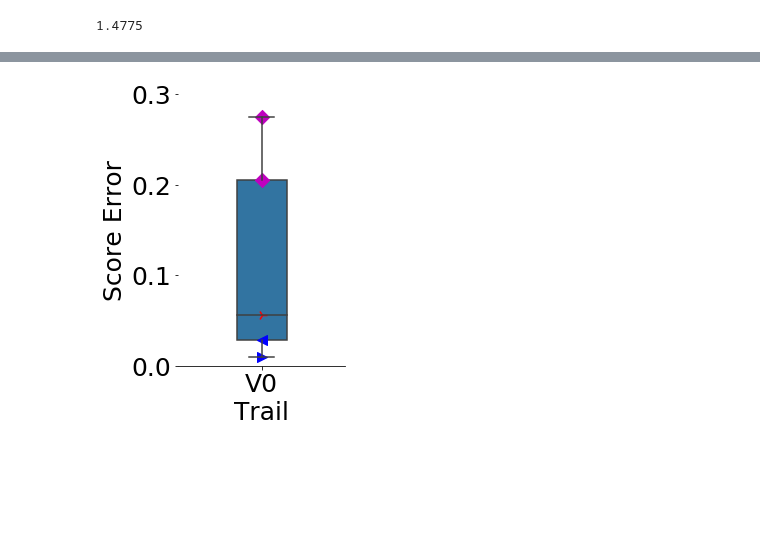
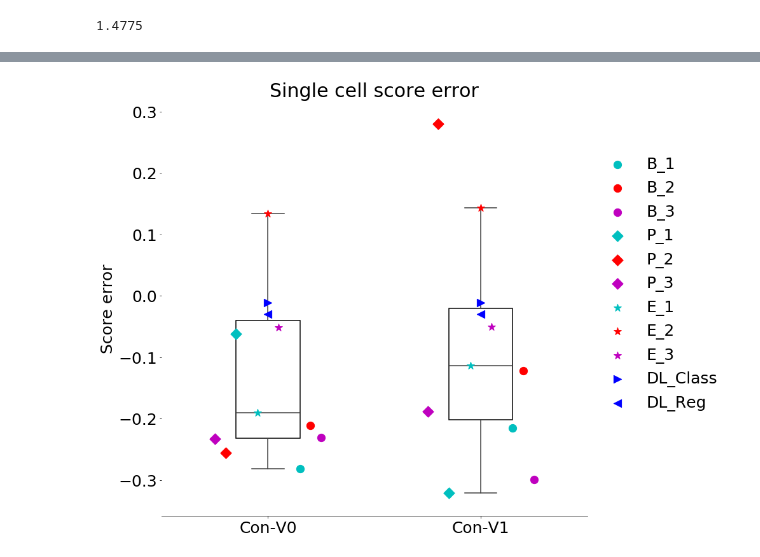
Before and after one commit to ChristianMarzahl/EIPH_WSI, a Jupyter notebook: Statistics/ClassificationResults.ipynb, the cells around one changed output, grey strips where cells are left out. Saved outputs shown, nothing was run; the diff lists cells and outputs as text; code cells hidden in the pictures; blank space fills up the shorter version.

```diff
--- a/Statistics/ClassificationResults.ipynb
+++ b/Statistics/ClassificationResults.ipynb
@@ -70,11 +388,15 @@ for reviewer in results_vo:
     prediction_vo = results_vo[reviewer]
     prediction_v1 = results_v1[reviewer]
 
-    score_v0 = np.mean(prediction_vo) - regression_gt
-    score_v1 = np.mean(prediction_v1) - regression_gt
-
-    data_acc.append([reviewer, accuracy_score(gt, prediction_vo), accuracy_score(gt, prediction_v1), cohen_kappa_score(prediction_vo, prediction_v1)])
-    data_regression.append([reviewer, score_v0, score_v1])
+    score_v0 = regression_gt - np.mean(prediction_vo[prediction_vo >= 0])
+    score_v1 = regression_gt - np.mean(prediction_v1[prediction_vo >= 0])
 
 
-data_acc
+
+    data_acc.append([reviewer, accuracy_score(gt[prediction_vo >= 0], prediction_vo[prediction_vo >= 0]),
+                     accuracy_score(gt[prediction_v1 >= 0], prediction_v1[prediction_v1 >= 0]),
+                     cohen_kappa_score(prediction_vo[prediction_vo >= 0], prediction_v1[prediction_vo >= 0]),
+                     accuracy_score(prediction_vo[prediction_vo >= 0], prediction_v1[prediction_vo >= 0]),
+
+                    ])
+    data_regression.append([reviewer, score_v0, score_v1, regression_gt, np.mean(prediction_vo[prediction_vo >= 0])])
@@ -87,5 +403,5 @@ data_acc
 # %%
-df_acc = pd.DataFrame(data_acc, columns = ['Name', 'V0', 'V1', 'Kappa'])
-df_reg = pd.DataFrame(data_regression, columns = ['Name', 'V0', 'V1'])
+df_acc = pd.DataFrame(data_acc, columns = ['Name', 'Con-V0', 'Con-V1', 'Kappa', 'Con-IR'])#.sort_values(by=['Name'])
+df_reg = pd.DataFrame(data_regression, columns = ['Name', 'Con-V0', 'Con-V1', 'regression_gt', 'score_v0'])
 df_acc
 # %% [output]
@@ -217,26 +598,37 @@ df_reg
 # %%
-f, ax = plt.subplots(figsize=(3, 5))
+f, ax = plt.subplots(figsize=(12, 12))
 
-temp_data = pd.melt(df_reg[['V0']])# , 'V1'
-ax = sns.boxplot(x="variable", y="value", data=temp_data, width=.3)
-ax.set(ylim=(0, 0.3))
+temp_data = pd.melt(df_reg[['Con-V0', 'Con-V1']])
+ax = sns.boxplot(x="variable", y="value", data=temp_data, width=.3,  showfliers=False) #
+#ax.set(ylim=(0.55, 1))
+
+
+for i,box in enumerate(ax.artists):
+    box.set_edgecolor('black')
+    box.set_facecolor('white')
+
+    # iterate over whiskers and median lines
+    #for j in range(6*i,6*(i+1)):
+    #     ax.lines[j].set_color('black')
+
+
 
 for index, row in enumerate(df_reg.values.tolist()):
     name = row[0]
     acc_0 = row[1]
     acc_1 = row[2]
 
-    plt.scatter(x=0, y=acc_0,marker=symbols[name], label=name, s=100, c=color[name])
-    plt.scatter(x=1, y=acc_1,marker=symbols[name], s=100, c=color[name])
 
+    plt.scatter(x=0 + offset[name], y=acc_0, marker=symbols[name], label=name, s=150, c=color[name], zorder=100)
+    plt.scatter(x=1 + offset[name], y=acc_1, marker=symbols[name], s=150, c=color[name], zorder=100)
 
 #ax.xaxis.grid(True)
 #ax.yaxis.grid(True)
-#ax.legend(bbox_to_anchor=(1.05, 0.8), prop={'size': 25},frameon=False)
+ax.legend(bbox_to_anchor=(1., 0.9), prop={'size': 25}, frameon=False)
 
-ax.set(ylabel="Score Error", xlabel="Trail")
+ax.set(ylabel="Score error", xlabel="", title="Single cell score error")
 sns.despine(left=True)
 
 plt.savefig("RegressionError.pdf", transparent=True)
 # %% [output]
-[figure, old version]
+[figure, new version]
```
Also changed, not shown: parts of 40 cells of this notebook, 11 other files.
